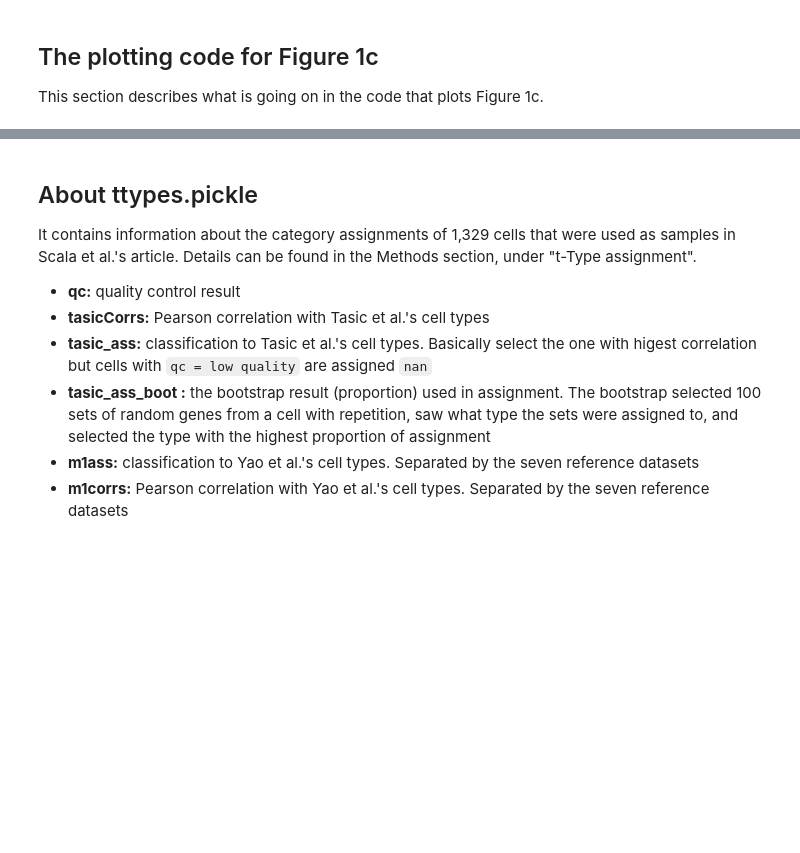
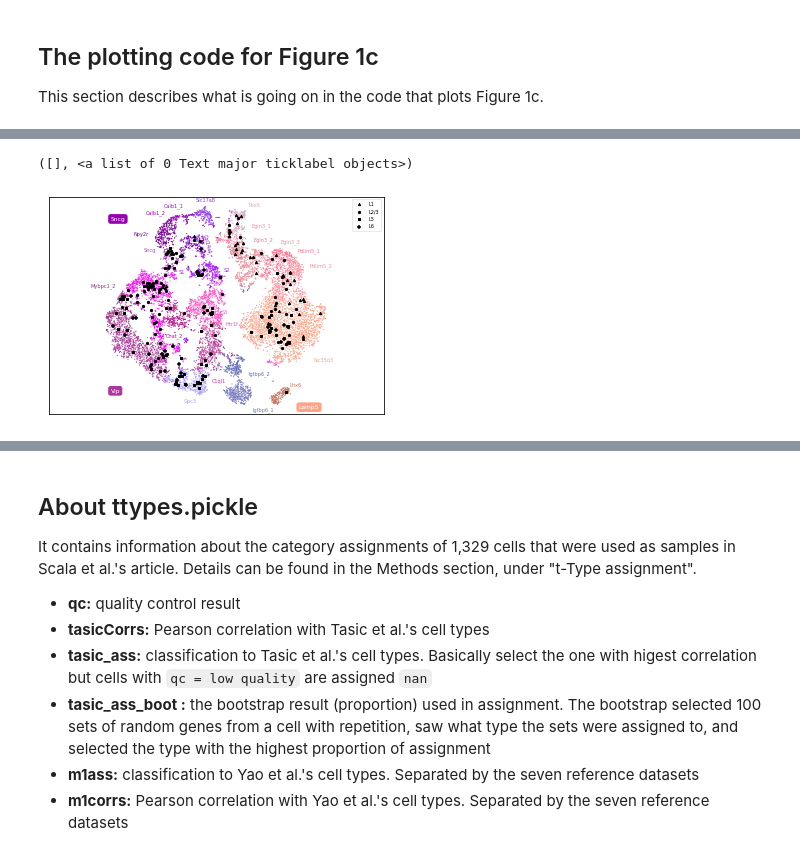
Before and after one commit to RyokoNod/Clustering_Neurons, a Jupyter notebook: code/understanding_image_1c.ipynb, the cells around one changed output, grey strips where cells are left out. Drawn from its saved outputs; the diff is of its cells as text; code cells hidden in the pictures; blank space fills up the shorter version.

Commit message:
Added how Figure 1c was plotted
Added description on how exactly Figure 1c was plotted.

````diff
--- a/code/understanding_image_1c.ipynb
+++ b/code/understanding_image_1c.ipynb
@@ -159,3 +174,81 @@ plt.xticks([])
 plt.yticks([])
 sns.despine(ax=ax3, left=True, bottom=True)
 ```
+# %%
+clusterColors = m1data['neurons']['clusterColors']
+Z = pickle.load(open('../data/processed/rnaseq/10x-tsne-viplamp.pickle', 'rb')) # load t-SNE representations of Yao et al.'s cells
+subset = np.isin(ttypes['family'], ['Lamp5', 'Vip']) # a mask that gets cells that were assigned "Lamp5" or "Vip" in Scala et al.'s samples
+
+# assign t-SNE representations to Scala et al.'s cells using Yao et al.'s cells as reference
+# returns a t-SNE representation of the same dimension as the reference
+pos = rnaseqTools.map_to_tsne(m1data['viplamp']['counts'], m1data['viplamp']['genes'],
+                              m1.exonCounts[subset,:], m1.genes, Z, knn=10,
+                              newIntronCounts=m1.intronCounts[subset,:],
+                              newExonLengths=m1.exonLengths, newIntronLengths=m1.intronLengths,
+                              normalizeNew=True, normalizeReference=False)
+
+# create a dictionary of t-SNE representations of Scala et al.'s cells, keys are areas of brain
+pos_all = {}
+pos_all['viplamp'] = pos
+
+#plt.sca(ax3)
+plt.gca().set_aspect('equal', adjustable='datalim')
+plt.scatter(Z[:,0], Z[:,1], s=1, alpha=1, rasterized=True, edgecolors='none',
+            c = clusterColors[m1data['viplamp']['clusters']])
+
+
+
+sc = []
+for L in ['1', '2/3', '5', '6']:
+    s = plt.scatter(pos[layers[subset]==L,0], pos[layers[subset]==L,1],
+                    s=sizes[L], c='k', zorder=2, marker=shapes[L])
+    sc.append(s)
+
+leg = plt.legend(sc, ['L1','L2/3','L5','L6'], fontsize=5, loc='upper right')
+leg.get_frame().set_linewidth(.5)
+
+offsets = {'Lamp5 Slc35d3': [25,-20], 'Lamp5 Lhx6': [10,6], 'Lamp5 Pdlim5_2': [20,10],
+           'Lamp5 Pdlim5_1': [20,5], 'Lamp5 Pax6': [10,8], 'Lamp5 Egln3_1': [20,8],
+           'Lamp5 Egln3_2': [15,7], 'Lamp5 Egln3_3': [25,16], 'Vip Igfbp6_1': [15,-10],
+           'Vip Igfbp6_2': [15,-5], 'Vip C1ql1': [5,-20], 'Vip Gpc3': [0,-12],
+           'Vip Chat_1': [0,-17], 'Vip Mybpc1_2': [-10,15], 'Vip Mybpc1_1': [-8,5],
+           'Sncg Slc17a8': [0,9], 'Sncg Calb1_1': [-8,7], 'Sncg Calb1_2': [-12,3],
+           'Sncg Npy2r': [-15,0], 'Vip Sncg': [-12,5], 'Sncg Col14a1': [7,0],
+           'Vip Htr1f': [15,-9], 'Vip Serpinf1_3': [2,-10], 'Vip Serpinf1_1': [-4,3],
+           'Vip Mybpc1_3': [-10,0], 'Vip Serpinf1_2': [10,0], 'Vip Chat_2': [0,-10]}
+
+angles = {'Vip Mybpc1_1': 60, 'Sncg Col14a1': -75}
+renames = {'Vip Mybpc1_3': 'M3', 'Vip Serpinf1_1': 'S1', 'Vip Serpinf1_2': 'S2', 'Vip Serpinf1_3': 'S3'}
+
+for c in np.unique(m1data['viplamp']['clusters']): # for every cluster assigned to Yao et al.'s CGE interneurons
+    ind = m1data['viplamp']['clusters']==c
+    col = clusterColors[c]
+    x,y = np.median(Z[ind,0]), np.median(Z[ind,1]) #set the labels at the median value of the t-SNE values for that cluster
+    if clusterNames[c] in offsets: #there will definitely be overlaps with scatterplot so use the offset
+        x += offsets[clusterNames[c]][0]
+        y += offsets[clusterNames[c]][1]
+
+    if clusterNames[c] not in renames:
+        label = '\n'.join(clusterNames[c].split()[1:]) #use the cluster
+    else:
+        label = renames[clusterNames[c]]
+    if clusterNames[c] not in angles:
+        alpha = 0
+    else:
+        alpha = angles[clusterNames[c]]
+
+    if ~np.isnan(x):
+        plt.text(x, y, label, color=col, fontsize=5, ha='center', va='center', zorder=1, rotation=alpha)
+
+
+col = clusterColors[clusterNames=='Vip Mybpc1_3'][0]
+plt.text(-65, -50, 'Vip', color='w', fontsize=6, bbox=dict(boxstyle='round', ec=col, fc=col))
+col = clusterColors[clusterNames=='Sncg Calb1_2'][0]
+plt.text(-65, 55, 'Sncg', color='w', fontsize=6, bbox=dict(boxstyle='round', ec=col, fc=col))
+col = clusterColors[clusterNames=='Lamp5 Slc35d3'][0]
+plt.text(50, -60, 'Lamp5', color='w', fontsize=6, bbox=dict(boxstyle='round', ec=col, fc=col))
+
+plt.xticks([])
+plt.yticks([])
+#sns.despine(left=True, bottom=True)
+# %% [output]
@@ -161,0 +256,2 @@ sns.despine(ax=ax3, left=True, bottom=True)
+([], <a list of 0 Text major ticklabel objects>)
+[figure, added]
````
Also changed, not shown: parts of 10 cells of this notebook.
